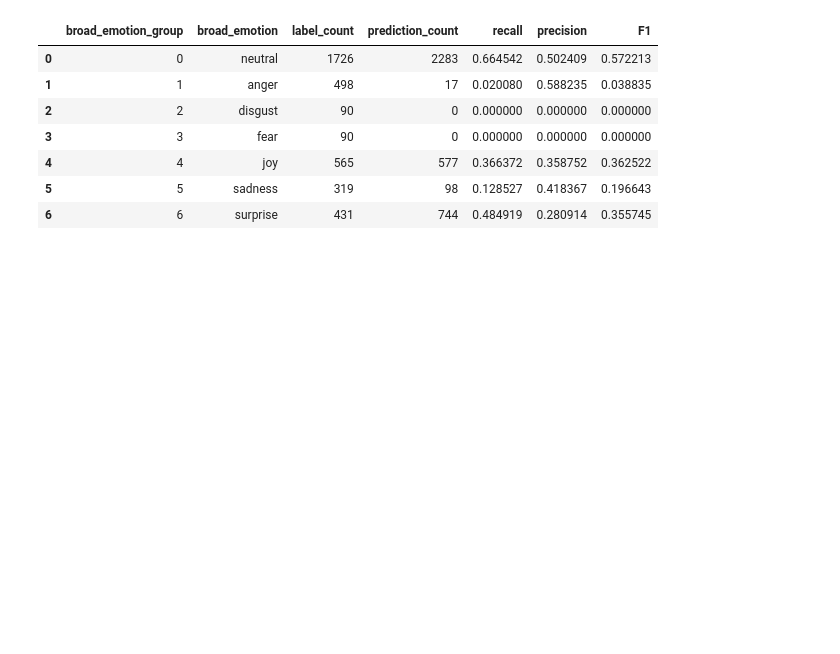
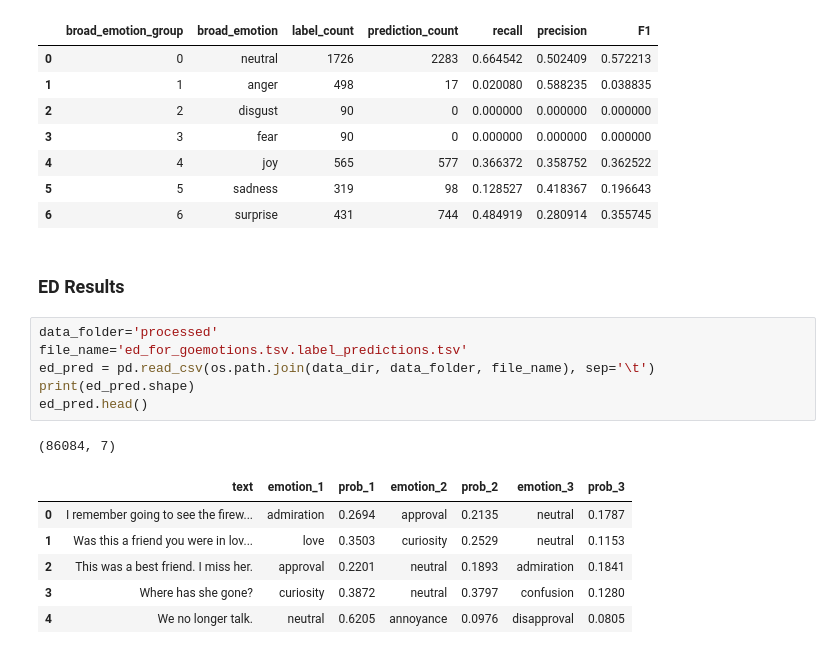
Before and after one commit to evelynyou/w266_project, a Jupyter notebook: exploration_emotion_prediction_results.ipynb, the cells around one changed output. Saved outputs shown, nothing was run; the diff lists cells and outputs as text; blank space fills up the shorter version.

```diff
--- a/exploration_emotion_prediction_results.ipynb
+++ b/exploration_emotion_prediction_results.ipynb
@@ -566,3 +566,19 @@ acc_by_emotion
 | 4 | 4 | joy | 565 | 577 | 0.366372 | 0.358752 | 0.362522 |
 | 5 | 5 | sadness | 319 | 98 | 0.128527 | 0.418367 | 0.196643 |
 | 6 | 6 | surprise | 431 | 744 | 0.484919 | 0.280914 | 0.355745 |
+# %% [markdown]
+### ED Results
+# %%
+data_folder='processed'
+file_name='ed_for_goemotions.tsv.label_predictions.tsv'
+ed_pred = pd.read_csv(os.path.join(data_dir, data_folder, file_name), sep='\t')
+print(ed_pred.shape)
+ed_pred.head()
+# %% [output]
+(86084, 7)
+|  | text | emotion_1 | prob_1 | emotion_2 | prob_2 | emotion_3 | prob_3 |
+| 0 | I remember going to see the firew... | admiration | 0.2694 | approval | 0.2135 | neutral | 0.1787 |
+| 1 | Was this a friend you were in lov... | love | 0.3503 | curiosity | 0.2529 | neutral | 0.1153 |
+| 2 | This was a best friend. I miss her. | approval | 0.2201 | neutral | 0.1893 | admiration | 0.1841 |
+| 3 | Where has she gone? | curiosity | 0.3872 | neutral | 0.3797 | confusion | 0.1280 |
+| 4 | We no longer talk. | neutral | 0.6205 | annoyance | 0.0976 | disapproval | 0.0805 |
```
Also changed, not shown: parts of 7 cells of this notebook, 6 other files.
